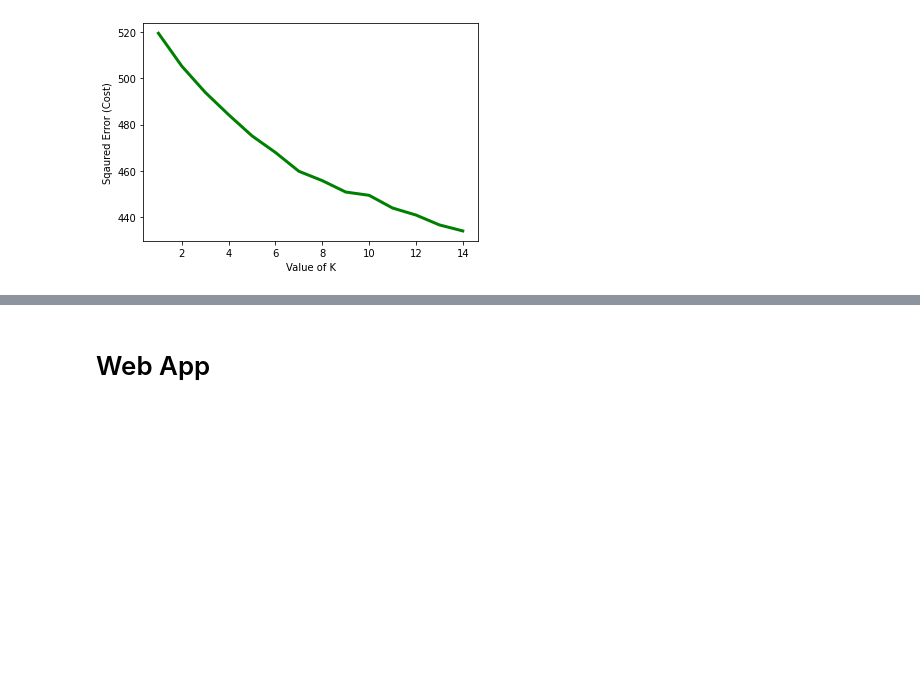
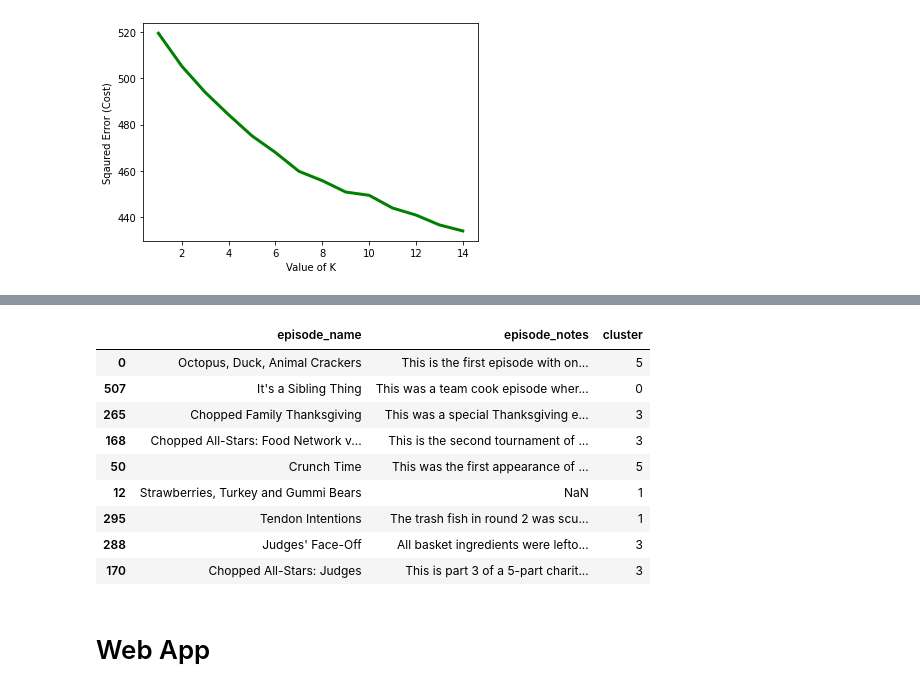
Before and after one commit to mikhaelamartin/Chopped-Recommendations, a Jupyter notebook: Chopped Analysis.ipynb, the cells around one changed output, grey strips where cells are left out. Saved outputs shown, nothing was run; the diff lists cells and outputs as text; code cells hidden in the pictures; blank space fills up the shorter version.

```diff
--- a/Chopped Analysis.ipynb
+++ b/Chopped Analysis.ipynb
@@ -240,3 +246,17 @@ chopped.iloc[[170,288,295,12,50,168,265,507,0],[0,1,-1]] #.sort_values(by=['clus
+# %%
+with pd.option_context('display.max_colwidth', None):
+  display(chopped.iloc[[0,507,265,168,50,12,295,288,170],[0,1,-1]])
+# %% [output]
+|  | episode_name | episode_notes | cluster |
+| 0 | Octopus, Duck, Animal Crackers | This is the first episode with on... | 5 |
+| 507 | It's a Sibling Thing | This was a team cook episode wher... | 0 |
+| 265 | Chopped Family Thanksgiving | This was a special Thanksgiving e... | 3 |
+| 168 | Chopped All-Stars: Food Network v... | This is the second tournament of ... | 3 |
+| 50 | Crunch Time | This was the first appearance of ... | 5 |
+| 12 | Strawberries, Turkey and Gummi Bears | NaN | 1 |
+| 295 | Tendon Intentions | The trash fish in round 2 was scu... | 1 |
+| 288 | Judges' Face-Off | All basket ingredients were lefto... | 3 |
+| 170 | Chopped All-Stars: Judges | This is part 3 of a 5-part charit... | 3 |
 # %% [markdown]
 # Web App
 # %%
```
Also changed, not shown: parts of 9 cells of this notebook, 3 other files.
